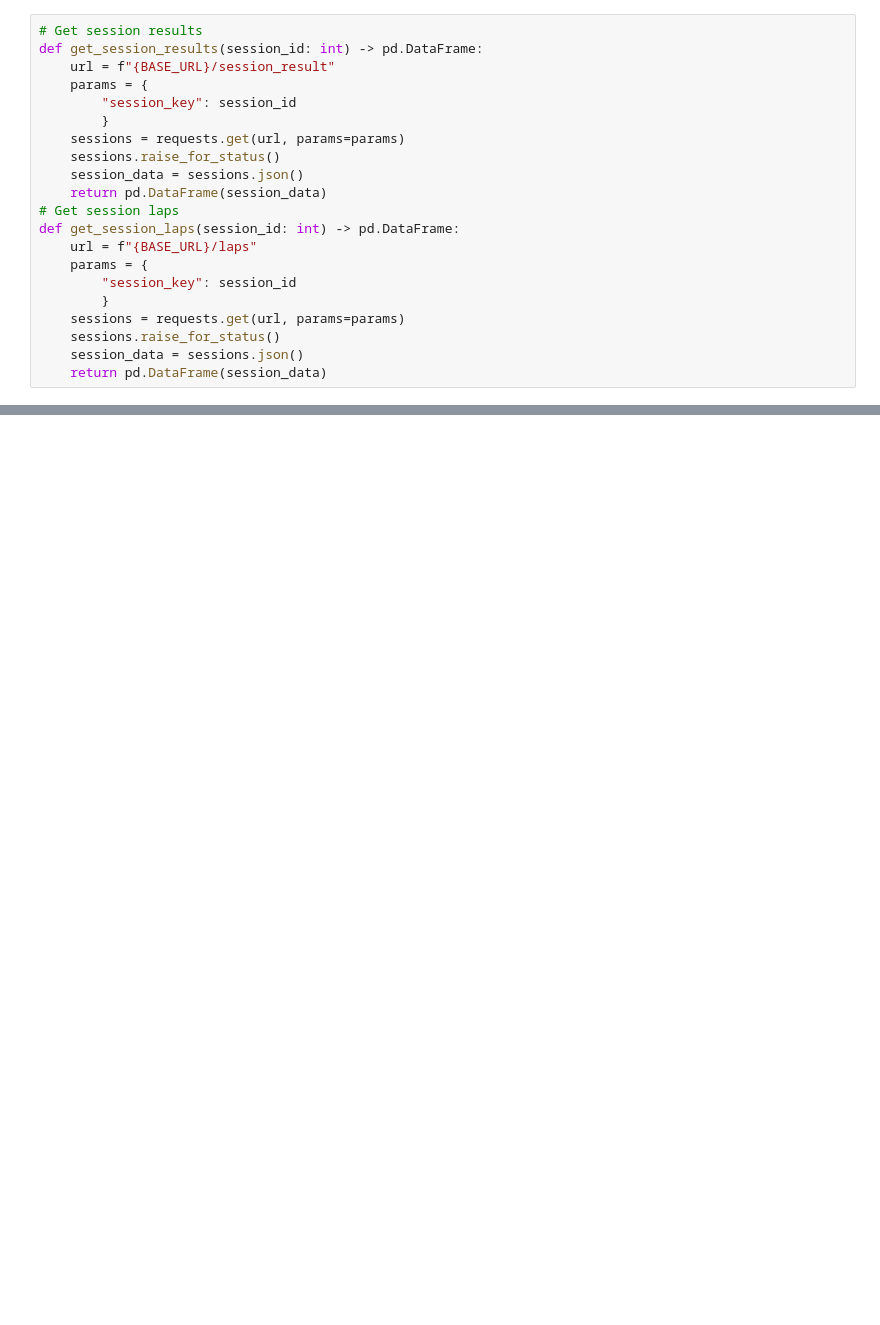
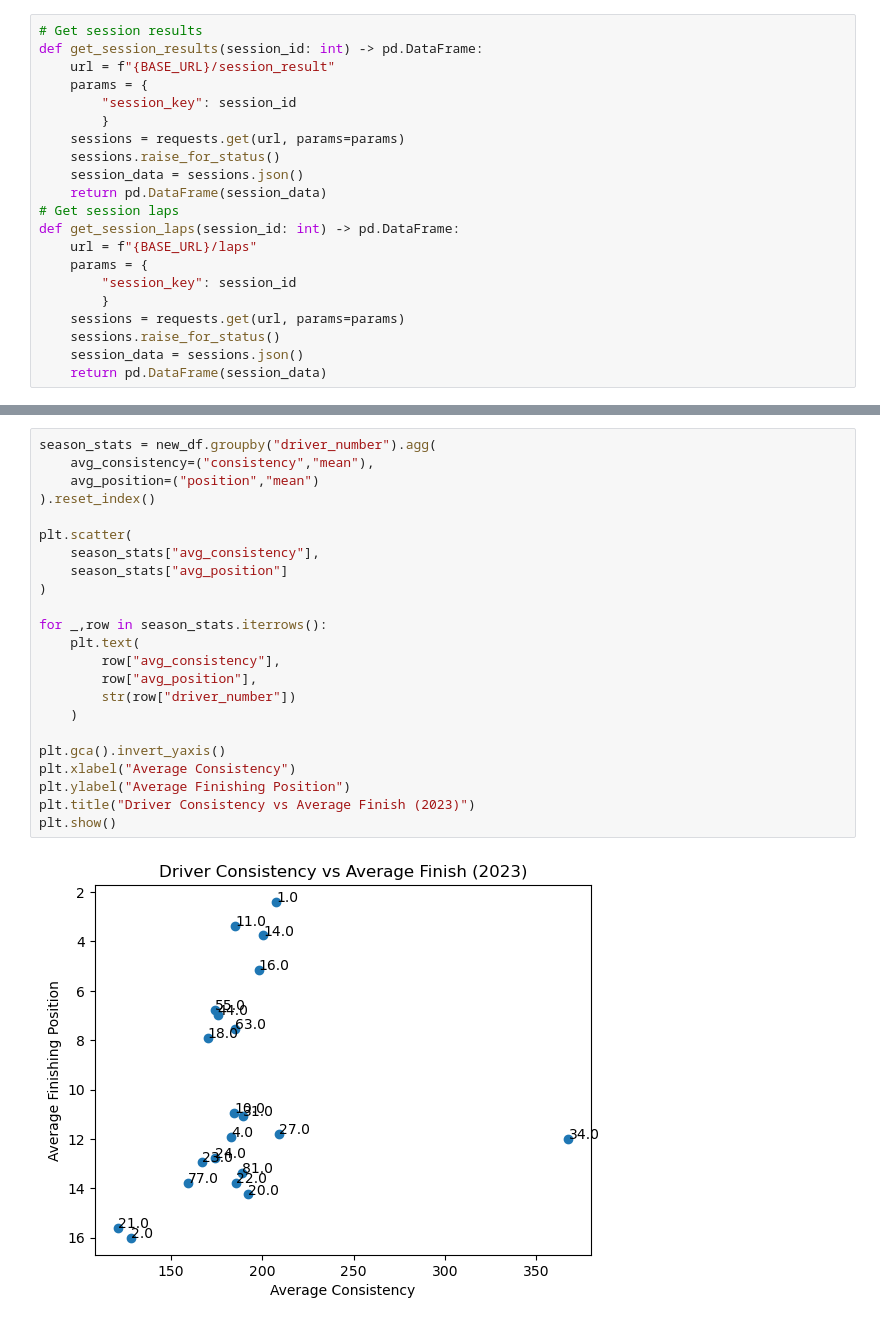
Before and after one commit to Vaoikun/Data_Acquisition_Blog, a Jupyter notebook: f1_data.ipynb, the cells around one changed output, grey strips where cells are left out. Drawn from its saved outputs; the diff is of its cells as text; blank space fills up the shorter version.

```diff
--- a/f1_data.ipynb
+++ b/f1_data.ipynb
@@ -102,3 +138,28 @@ plt.show()
+# %%
+season_stats = new_df.groupby("driver_number").agg(
+    avg_consistency=("consistency","mean"),
+    avg_position=("position","mean")
+).reset_index()
+
+plt.scatter(
+    season_stats["avg_consistency"],
+    season_stats["avg_position"]
+)
+
+for _,row in season_stats.iterrows():
+    plt.text(
+        row["avg_consistency"],
+        row["avg_position"],
+        str(row["driver_number"])
+    )
+
+plt.gca().invert_yaxis()
+plt.xlabel("Average Consistency")
+plt.ylabel("Average Finishing Position")
+plt.title("Driver Consistency vs Average Finish (2023)")
+plt.show()
+# %% [output]
+[figure, added]
 # %%
 # Best lap vs position
 plt.scatter(new_df['best_lap'], new_df['position'])
```
Also changed, not shown: parts of 7 cells of this notebook.
